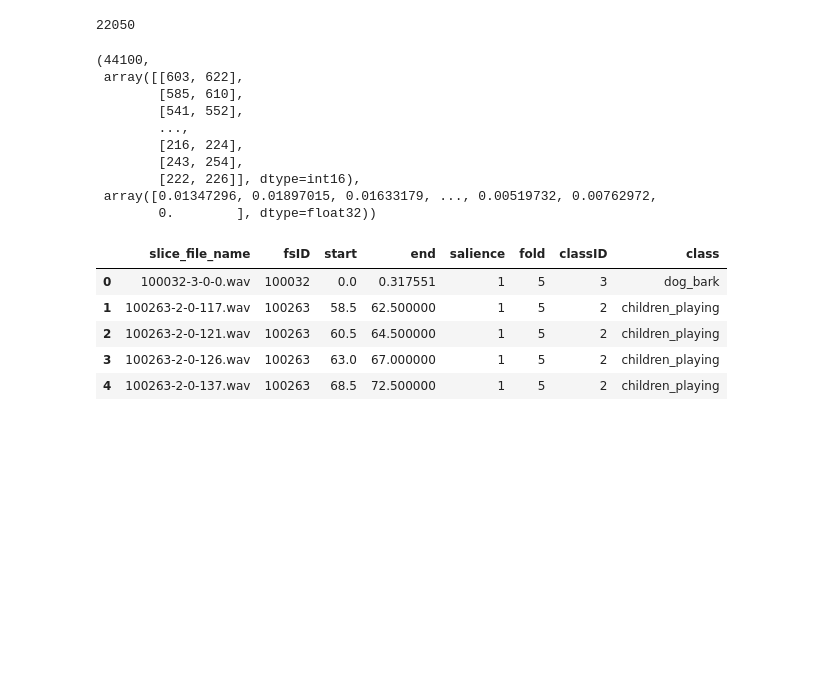
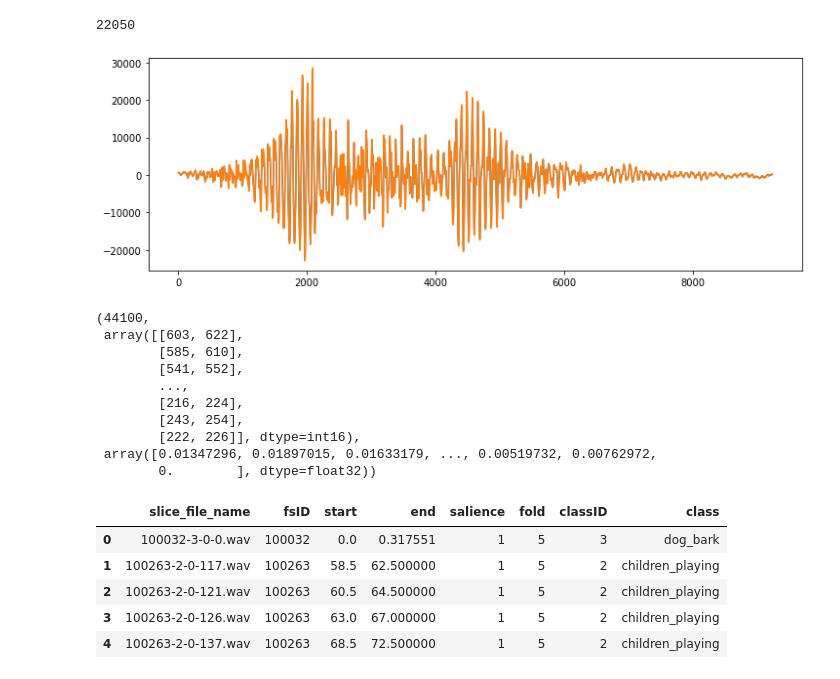
Before and after one commit to Victor-Fiamoncini/urban_audio_classification, a Jupyter notebook: src/main.ipynb, the cells around one changed output. Saved outputs shown, nothing was run; the diff lists cells and outputs as text; code cells hidden in the pictures; blank space fills up the shorter version.

```diff
--- a/src/main.ipynb
+++ b/src/main.ipynb
@@ -27,8 +31,13 @@ sample_rate
 # %%
 wav_sample_rate, wav_data = wav.read(dog_bark_filepath)
 
+plt.figure(figsize=(12, 4))
+plt.plot(wav_data)
+plt.show()
+
 wav_sample_rate, wav_data, data
 # %% [output]
+[figure, added]
 (44100,
  array([[603, 622],
         [585, 610],
```
Also changed, not shown: parts of 9 cells of this notebook.
